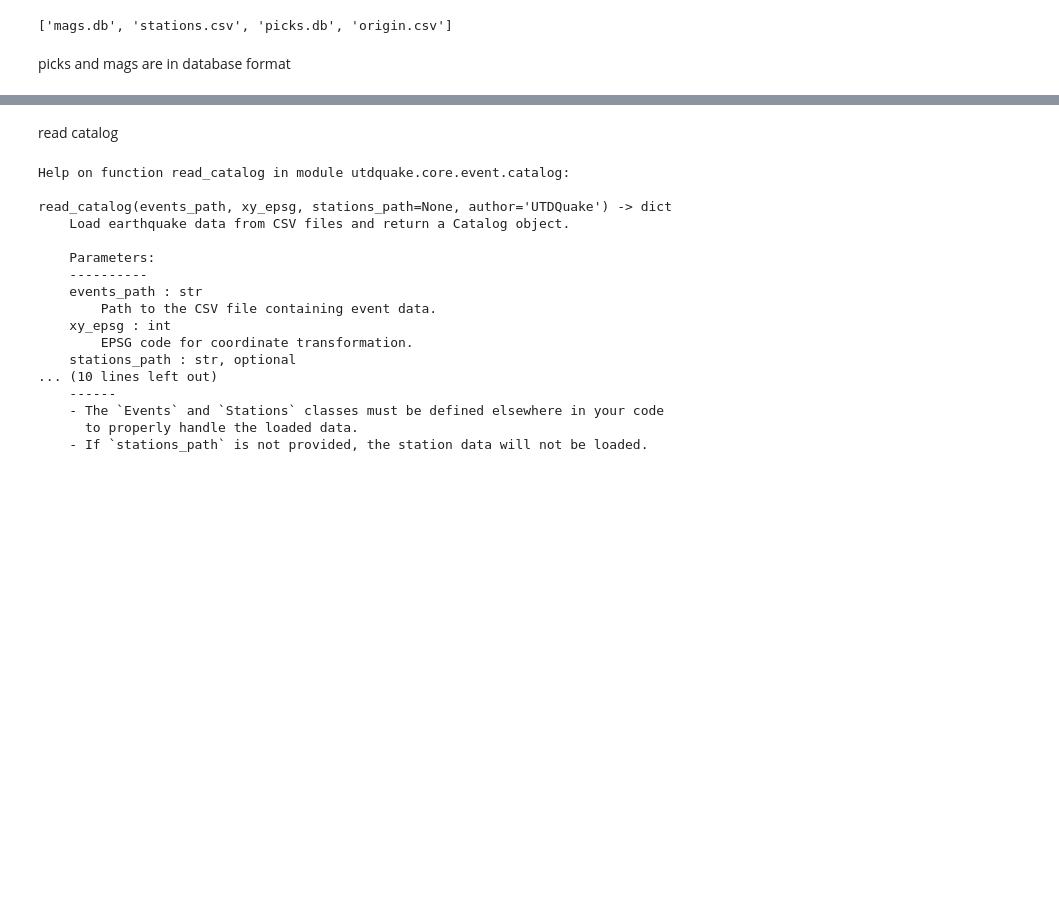
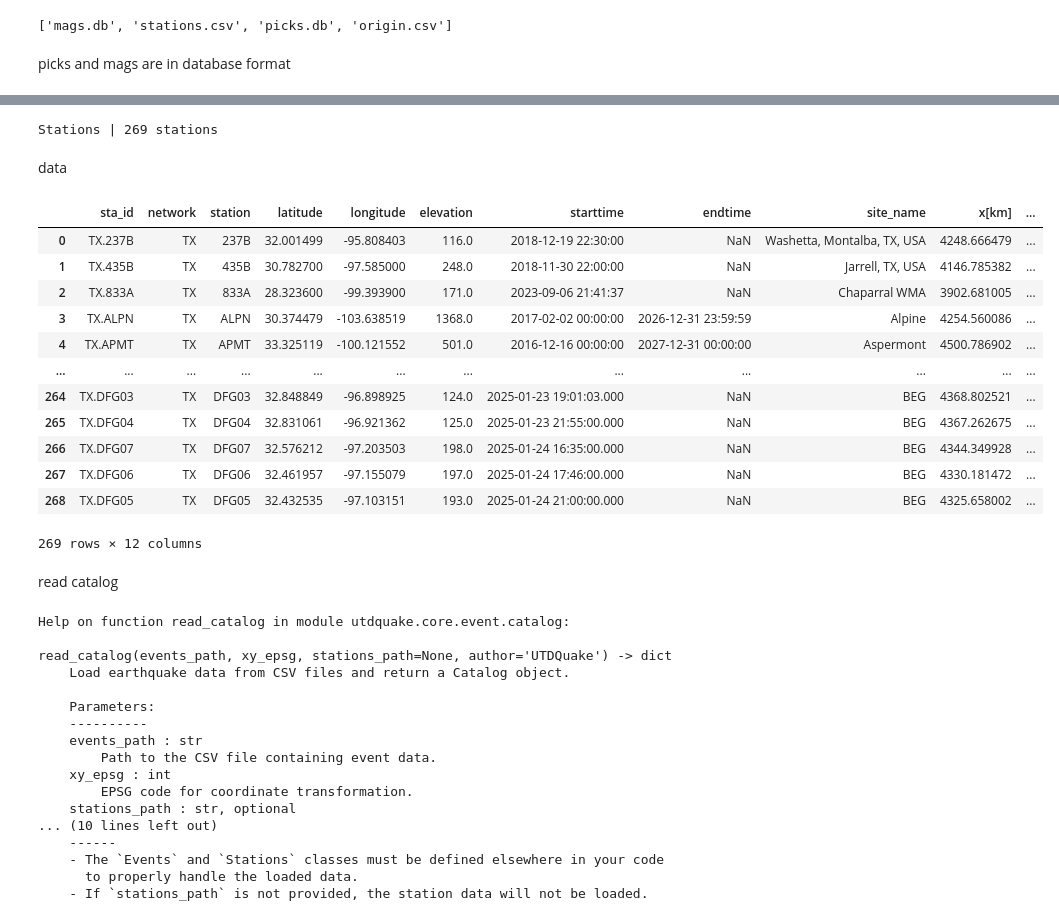
Before and after one commit to ecastillot/UTDQuake, a Jupyter notebook: examples/utd_client.ipynb, the cells around one changed output, grey strips where cells are left out. Saved outputs shown, nothing was run; the diff lists cells and outputs as text; code cells hidden in the pictures; blank space fills up the shorter version.

```diff
--- a/examples/utd_client.ipynb
+++ b/examples/utd_client.ipynb
@@ -115,3 +120,28 @@ mags_path = os.path.join(out,"mags.db")
+# %%
+import pandas as pd
+stations_data = pd.read_csv(stations_path)
+stations = Stations(stations_data,xy_epsg="EPSG:3116",author="Texas")
+print(stations)
+# %% [output]
+Stations | 269 stations
+# %% [markdown]
+data
+# %%
+stations.data
+# %% [output]
+|  | sta_id | network | station | latitude | longitude | elevation | starttime | endtime | site_name | x[km] | ... |
+| 0 | TX.237B | TX | 237B | 32.001499 | -95.808403 | 116.0 | 2018-12-19 22:30:00 | NaN | Washetta, Montalba, TX, USA | 4248.666479 | ... |
+| 1 | TX.435B | TX | 435B | 30.782700 | -97.585000 | 248.0 | 2018-11-30 22:00:00 | NaN | Jarrell, TX, USA | 4146.785382 | ... |
+| 2 | TX.833A | TX | 833A | 28.323600 | -99.393900 | 171.0 | 2023-09-06 21:41:37 | NaN | Chaparral WMA | 3902.681005 | ... |
+| 3 | TX.ALPN | TX | ALPN | 30.374479 | -103.638519 | 1368.0 | 2017-02-02 00:00:00 | 2026-12-31 23:59:59 | Alpine | 4254.560086 | ... |
+| 4 | TX.APMT | TX | APMT | 33.325119 | -100.121552 | 501.0 | 2016-12-16 00:00:00 | 2027-12-31 00:00:00 | Aspermont | 4500.786902 | ... |
+| ... | ... | ... | ... | ... | ... | ... | ... | ... | ... | ... | ... |
+| 264 | TX.DFG03 | TX | DFG03 | 32.848849 | -96.898925 | 124.0 | 2025-01-23 19:01:03.000 | NaN | BEG | 4368.802521 | ... |
+| 265 | TX.DFG04 | TX | DFG04 | 32.831061 | -96.921362 | 125.0 | 2025-01-23 21:55:00.000 | NaN | BEG | 4367.262675 | ... |
+| 266 | TX.DFG07 | TX | DFG07 | 32.576212 | -97.203503 | 198.0 | 2025-01-24 16:35:00.000 | NaN | BEG | 4344.349928 | ... |
+| 267 | TX.DFG06 | TX | DFG06 | 32.461957 | -97.155079 | 197.0 | 2025-01-24 17:46:00.000 | NaN | BEG | 4330.181472 | ... |
+| 268 | TX.DFG05 | TX | DFG05 | 32.432535 | -97.103151 | 193.0 | 2025-01-24 21:00:00.000 | NaN | BEG | 4325.658002 | ... |
+269 rows × 12 columns
 # %% [markdown]
 read catalog
 # %%
```
Also changed, not shown: parts of 20 cells of this notebook, 13 other files.
